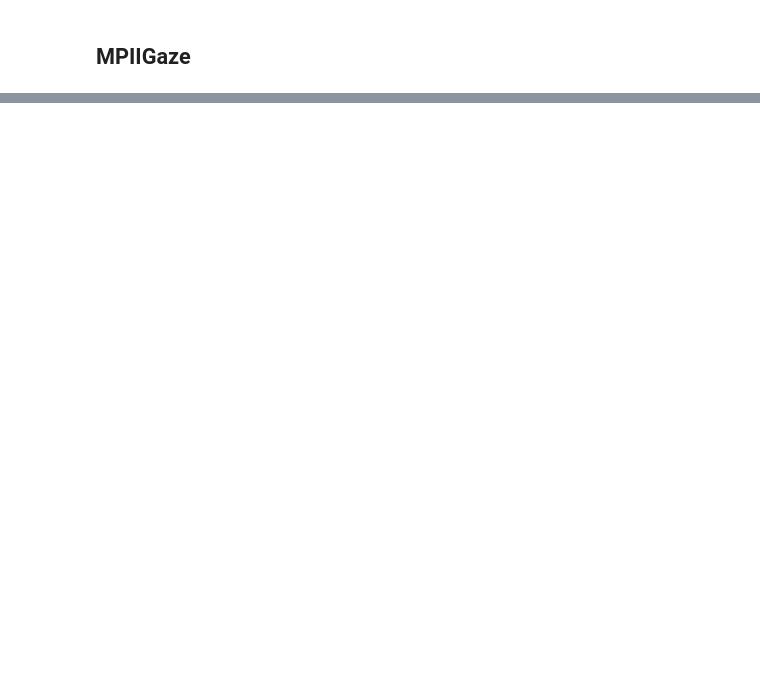
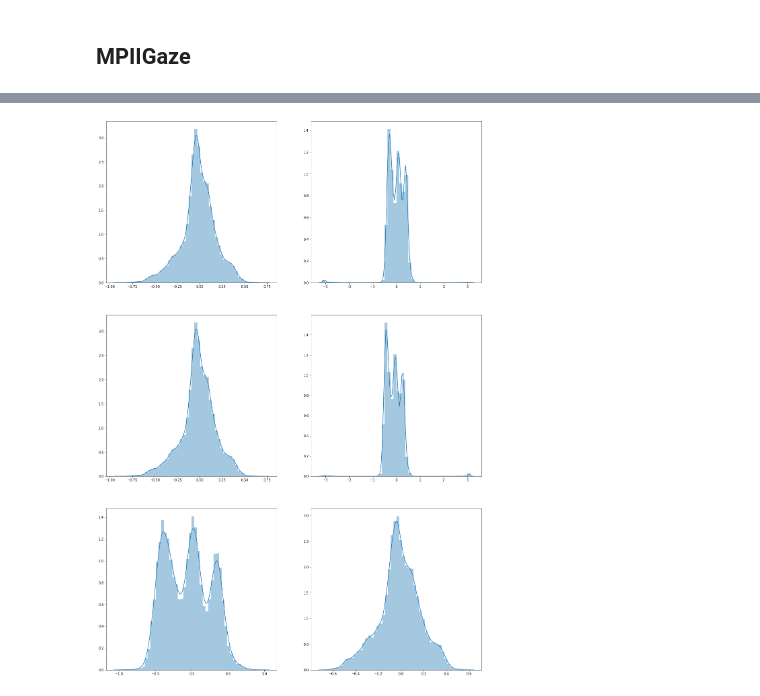
Before and after one commit to lukaszsus/gaze-estimation, a Jupyter notebook: notebooks/mpiigaze_analysis.ipynb, the cells around one changed output, grey strips where cells are left out. Drawn from its saved outputs; the diff is of its cells as text; code cells hidden in the pictures; blank space fills up the shorter version.

```diff
--- a/notebooks/mpiigaze_analysis.ipynb
+++ b/notebooks/mpiigaze_analysis.ipynb
@@ -239,0 +258,4 @@ plot_dists(own_poses[:, :6])
+# %%
+plot_dists(mpii_face_gaze_poses)
+# %% [output]
+[figure, added]
```
Also changed, not shown: parts of 20 cells of this notebook, 19 other files.
